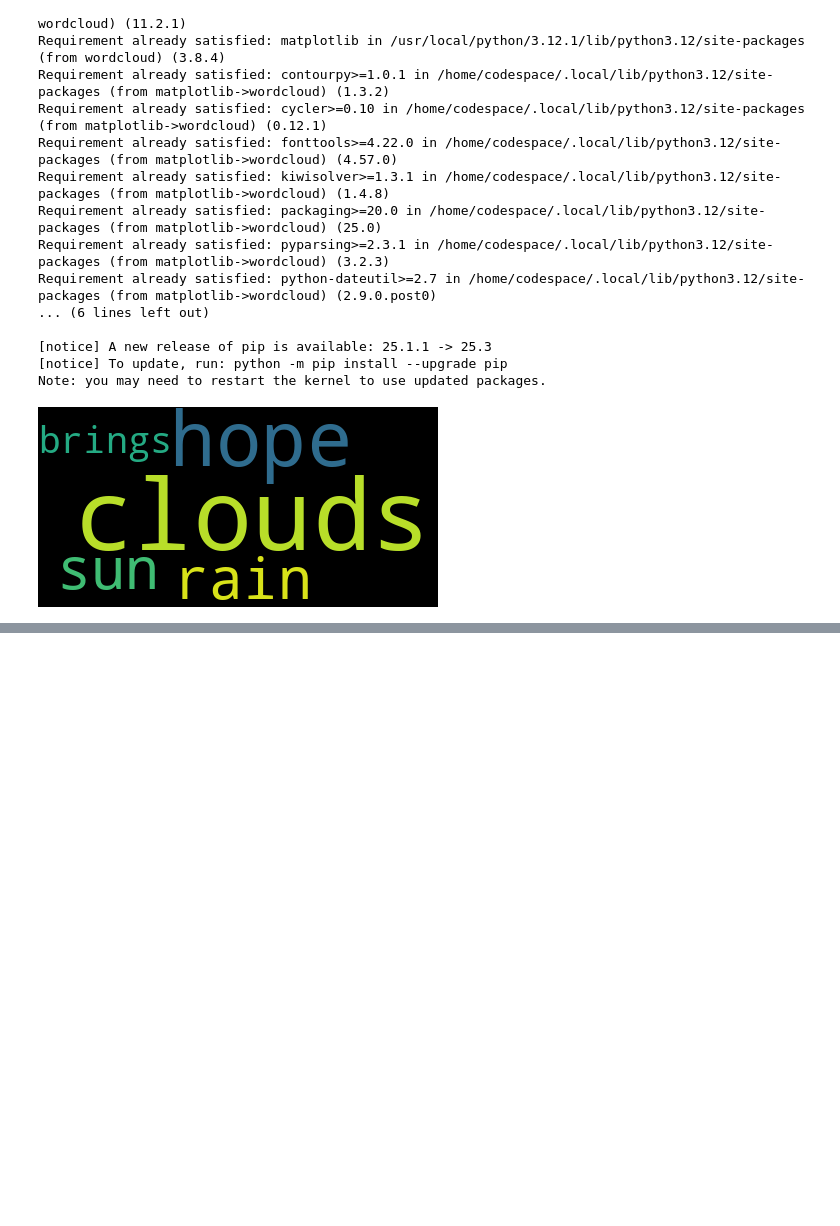
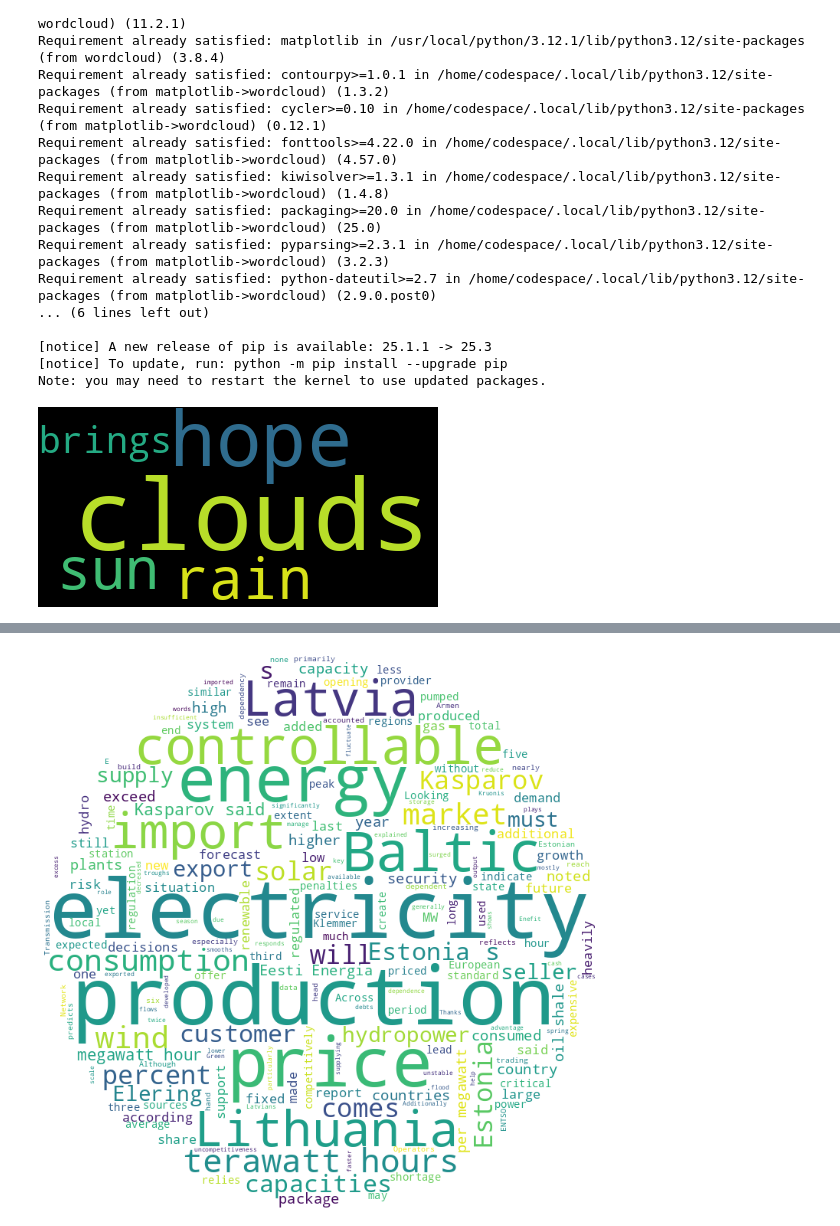
Before and after one commit to annikakalvet/dt-2025-data-visualisation, a Jupyter notebook: notebooks/class_work/week11.ipynb/week11_.ipynb, the cells around one changed output, grey strips where cells are left out. Cells and saved outputs as stored; diff of their text form; code cells hidden in the pictures; blank space fills up the shorter version.

```diff
--- a/notebooks/class_work/week11.ipynb/week11_.ipynb
+++ b/notebooks/class_work/week11.ipynb/week11_.ipynb
@@ -117,0 +148,12 @@ text=urllib.request.urlopen("").read().decode("utf-8") #convert the text to a re
+# %%
+from wordcloud import WordCloud
+from PIL import Image # import image class from PIL (to work with images)
+import urllib.request #pmst enne olemas aga voib uuesti panna et näidata et töötad url-iga
+import numpy as np #keep the words inside the circle (image masks)
+text2=urllib.request.urlopen("https://drive.google.com/uc?export=download&id=1lVMNhYmbYj3qYsZbv6syeJx4tmKYEfS1").read().decode("utf-8")
+img=urllib.request.urlretrieve("https://drive.google.com/uc?export=download&id=1bkSZHxaK3rgcJGoAoobMUAs0QjZS2XGM","image1.png")
+WordCloud(mask=np.array(Image.open("image1.png")), background_color="white").generate_from_text(text2).to_image()
+
+#https://drive.google.com/file/d/1lVMNhYmbYj3qYsZbv6syeJx4tmKYEfS1/view?usp=sharing
+# %% [output]
+[figure, added]
```
Also changed, not shown: parts of 3 cells of this notebook, 1 other file.
